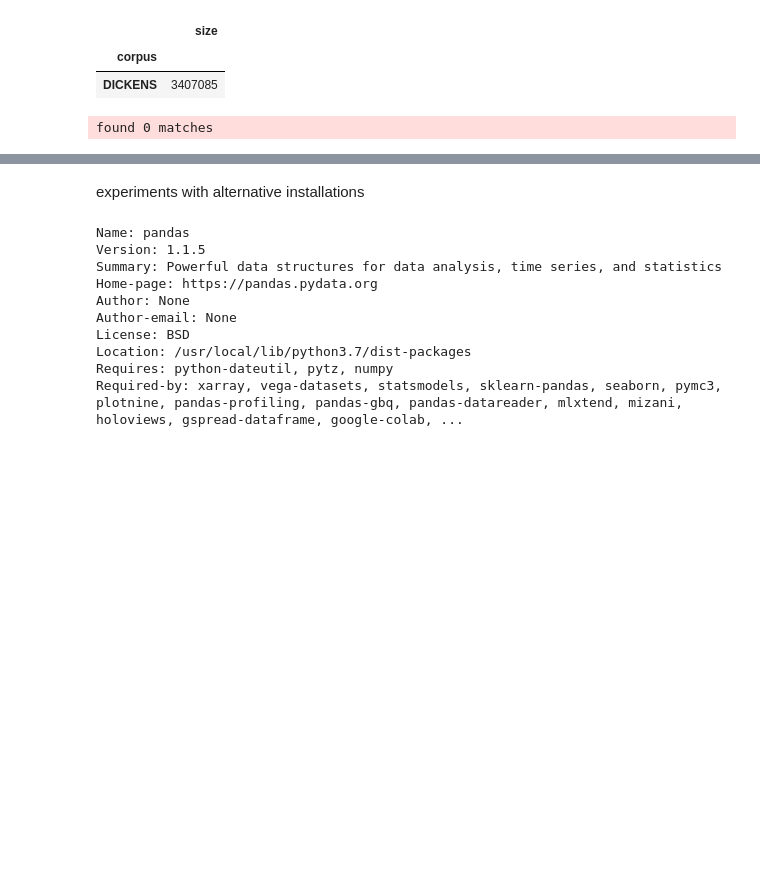
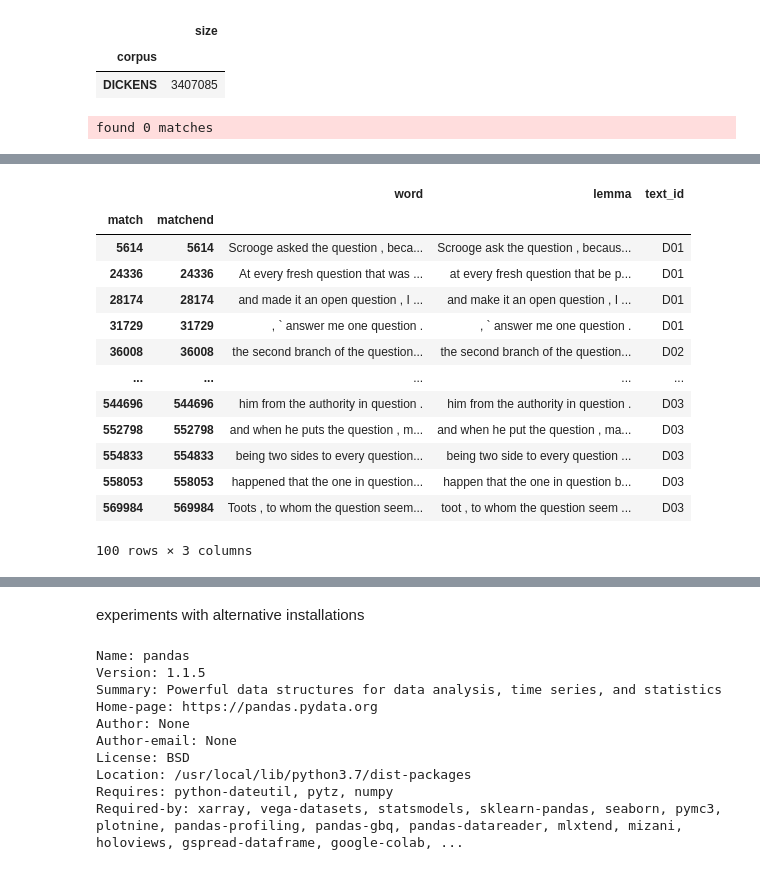
Before and after one commit to bogdanbabych/experiments_NLTK, a Jupyter notebook: cwb2021experimentsV04.ipynb, the cells around one changed output, grey strips where cells are left out. Saved outputs shown, nothing was run; the diff lists cells and outputs as text; code cells hidden in the pictures; blank space fills up the shorter version.

```diff
--- a/cwb2021experimentsV04.ipynb
+++ b/cwb2021experimentsV04.ipynb
@@ -256,0 +326,17 @@ dump.df
+# %%
+dump.concordance(p_show=["word", "lemma"], s_show=["text_id"])
+# %% [output]
+|  |  | word | lemma | text_id |
+| match | matchend |  |  |  |
+| 5614 | 5614 | Scrooge asked the question , beca... | Scrooge ask the question , becaus... | D01 |
+| 24336 | 24336 | At every fresh question that was ... | at every fresh question that be p... | D01 |
+| 28174 | 28174 | and made it an open question , I ... | and make it an open question , I ... | D01 |
+| 31729 | 31729 | , ` answer me one question . | , ` answer me one question . | D01 |
+| 36008 | 36008 | the second branch of the question... | the second branch of the question... | D02 |
+| ... | ... | ... | ... | ... |
+| 544696 | 544696 | him from the authority in question . | him from the authority in question . | D03 |
+| 552798 | 552798 | and when he puts the question , m... | and when he put the question , ma... | D03 |
+| 554833 | 554833 | being two sides to every question... | being two side to every question ... | D03 |
+| 558053 | 558053 | happened that the one in question... | happen that the one in question b... | D03 |
+| 569984 | 569984 | Toots , to whom the question seem... | toot , to whom the question seem ... | D03 |
+100 rows × 3 columns
```
Also changed, not shown: parts of 9 cells of this notebook.
